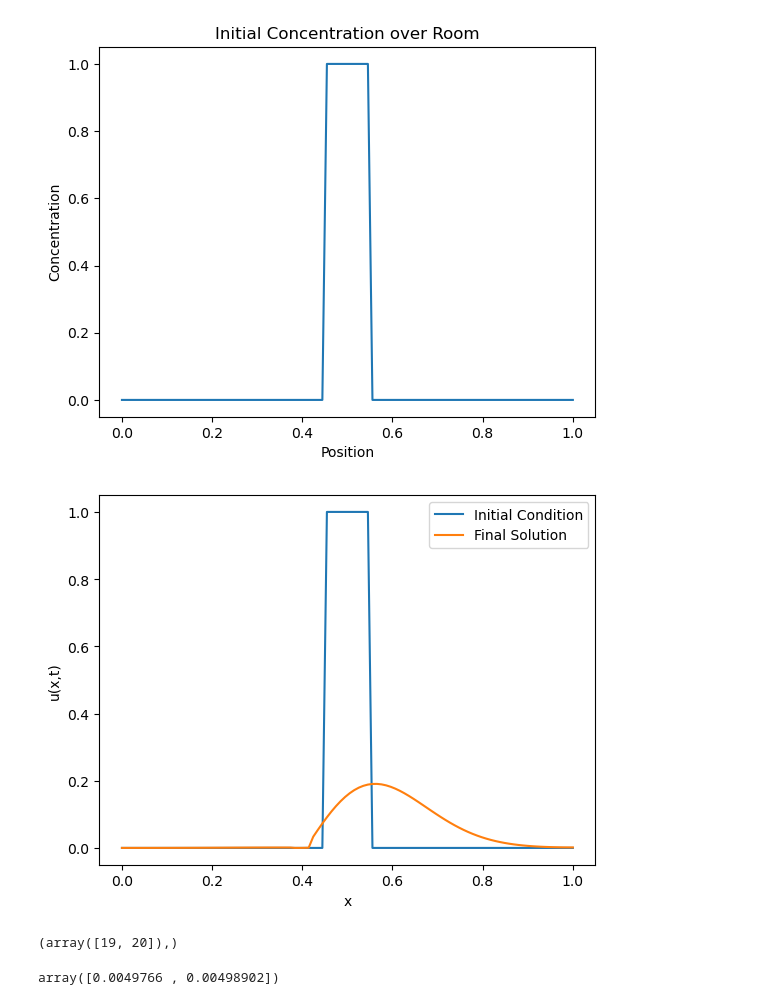
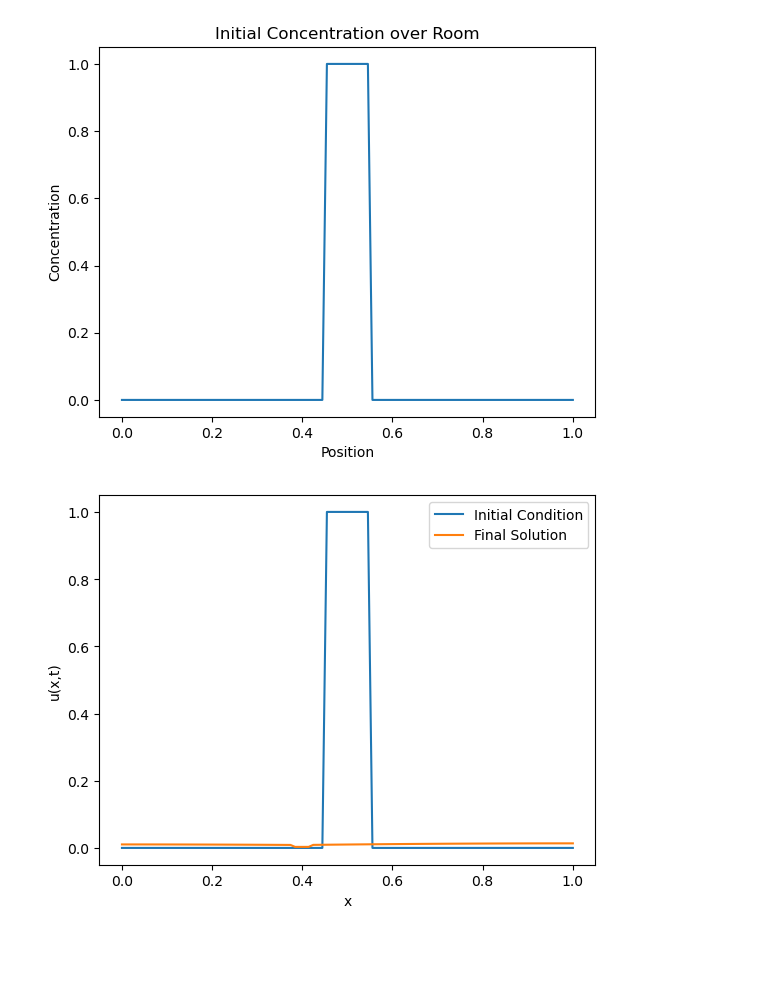
Before and after one commit to abhirao-03/hazardous-materials, a Jupyter notebook: abhi/heat.ipynb, the cells around one changed output. Cells and saved outputs as stored; diff of their text form; code cells hidden in the pictures; blank space fills up the shorter version.

Commit message:
updated sink terminology

```diff
--- a/abhi/heat.ipynb
+++ b/abhi/heat.ipynb
@@ -27,20 +27,20 @@ plt.savefig("toy_problem_initial_concentration.svg")
 # %% [output]
 [figure]
 # %%
-def sink(x, u, efficiency=0.05, loc=0.4, tol=0.02):
+def sink(x, u, efficiency=0.65, loc=0.4, radius=0.02):
     """
     loc: location of sink
     x: position
     cot: concentration
     """
-    scrub_loc = np.where((x >= loc-tol) & (x <= loc+tol))
-    u[scrub_loc] = efficiency* u[scrub_loc]
+    scrub_loc = np.where((x >= loc-radius) & (x <= loc+radius))
+    u[scrub_loc] = (1 - efficiency) * u[scrub_loc]
 
     return u
 # %%
 # Parameters
 L = 1.0                 # Length of interval
-T = 0.01                 # Total time
+T = 1.0                 # Total time
 Nx = 100                # Number of spatial points
 Nt = 100                # Number of time steps
 
@@ -55,31 +55,31 @@ canistor = gas_canistor()
 u_initial = f(canistor, x)
 
 u = np.copy(u_initial)
 
 A = np.zeros((Nx, Nx))
 
 for i in range(1, Nx - 1):
     A[i, i - 1] = -C
     A[i, i] = 1 + 2 * C
     A[i, i + 1] = -C
 
 A[0, 0] = 1 + 2 * C
 A[0, 1] = -2 * C
 A[Nx - 1, Nx - 2] = -2 * C
 A[Nx - 1, Nx - 1] = 1 + 2 * C
 
 
 for n in range(Nt):
     u = np.linalg.solve(A, u)
     u = sink(x, u)
 
 
 # Plotting the final solution
 plt.plot(x, u_initial, label="Initial Condition")
 plt.plot(x, u, label="Final Solution")
 plt.xlabel("x")
 plt.ylabel("u(x,t)")
 plt.legend()
 plt.show()
 # %% [output]
-[figure, old version]
+[figure, new version]
@@ -97,8 +85,0 @@ def sink(x, u, loc=0.2, tol=0.01):
-# %%
-np.where((0.19 <= x) & (x <= 0.21))
-# %% [output]
-(array([19, 20]),)
-# %%
-u[np.where((0.19 <= x) & (x <= 0.21))]*0.05
-# %% [output]
-array([0.0049766 , 0.00498902])
```
Also changed, not shown: parts of 1 cell of this notebook.
